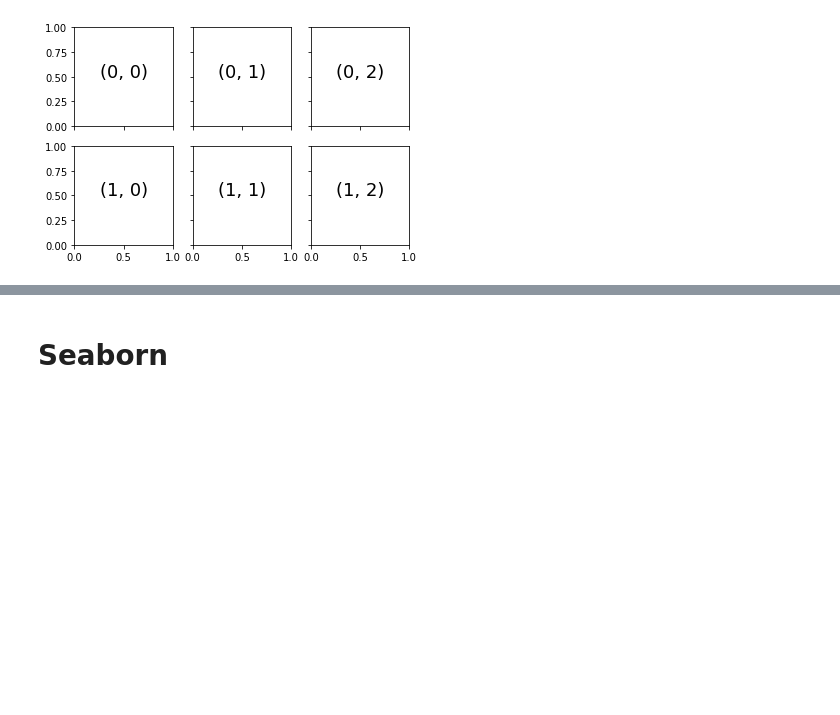
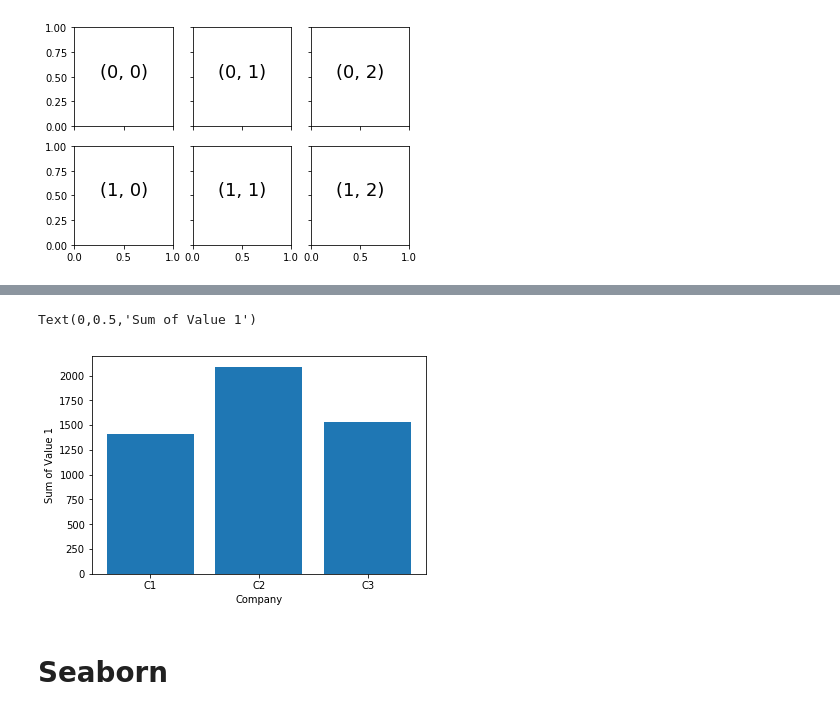
Before and after one commit to yongks/python_book, a Jupyter notebook: 03-matplotlib.ipynb, the cells around one changed output, grey strips where cells are left out. Cells and saved outputs as stored; diff of their text form; code cells hidden in the pictures; blank space fills up the shorter version.

```diff
--- a/03-matplotlib.ipynb
+++ b/03-matplotlib.ipynb
@@ -296,0 +311,2 @@ for i in range(2):
+# %%
+com_grp = mydf.groupby('comp')
@@ -297,3 +321,10 @@ for i in range(2):
+# %%
+plt.bar(grpdf.comp, grpdf.value1);
+plt.xlabel('Company')
+plt.ylabel('Sum of Value 1')
+# %% [output]
+Text(0,0.5,'Sum of Value 1')
+[figure, added]
 # %% [markdown]
 # Seaborn
 # %% [markdown]
```
Also changed, not shown: parts of 24 cells of this notebook, 52 other files.
